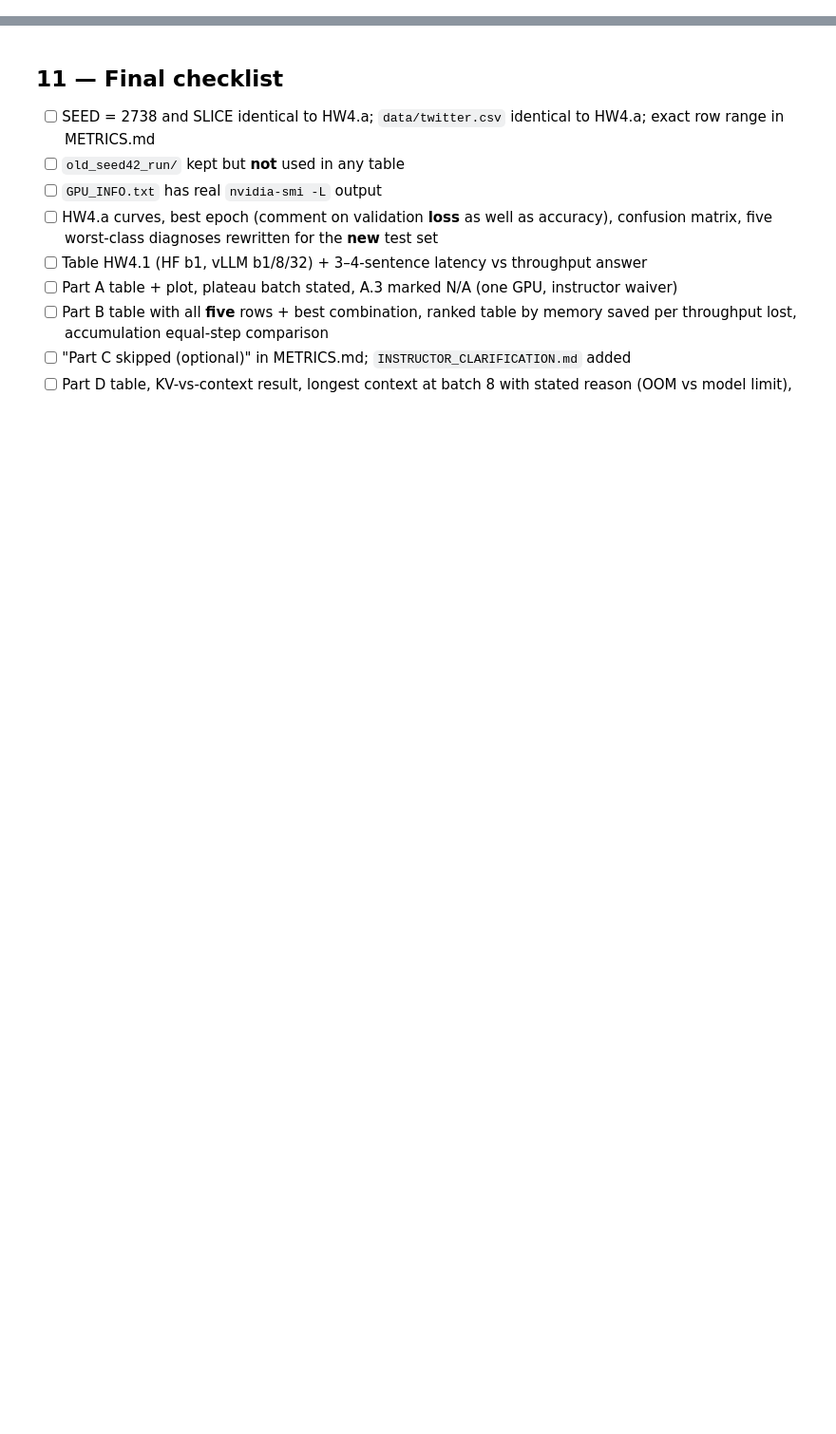
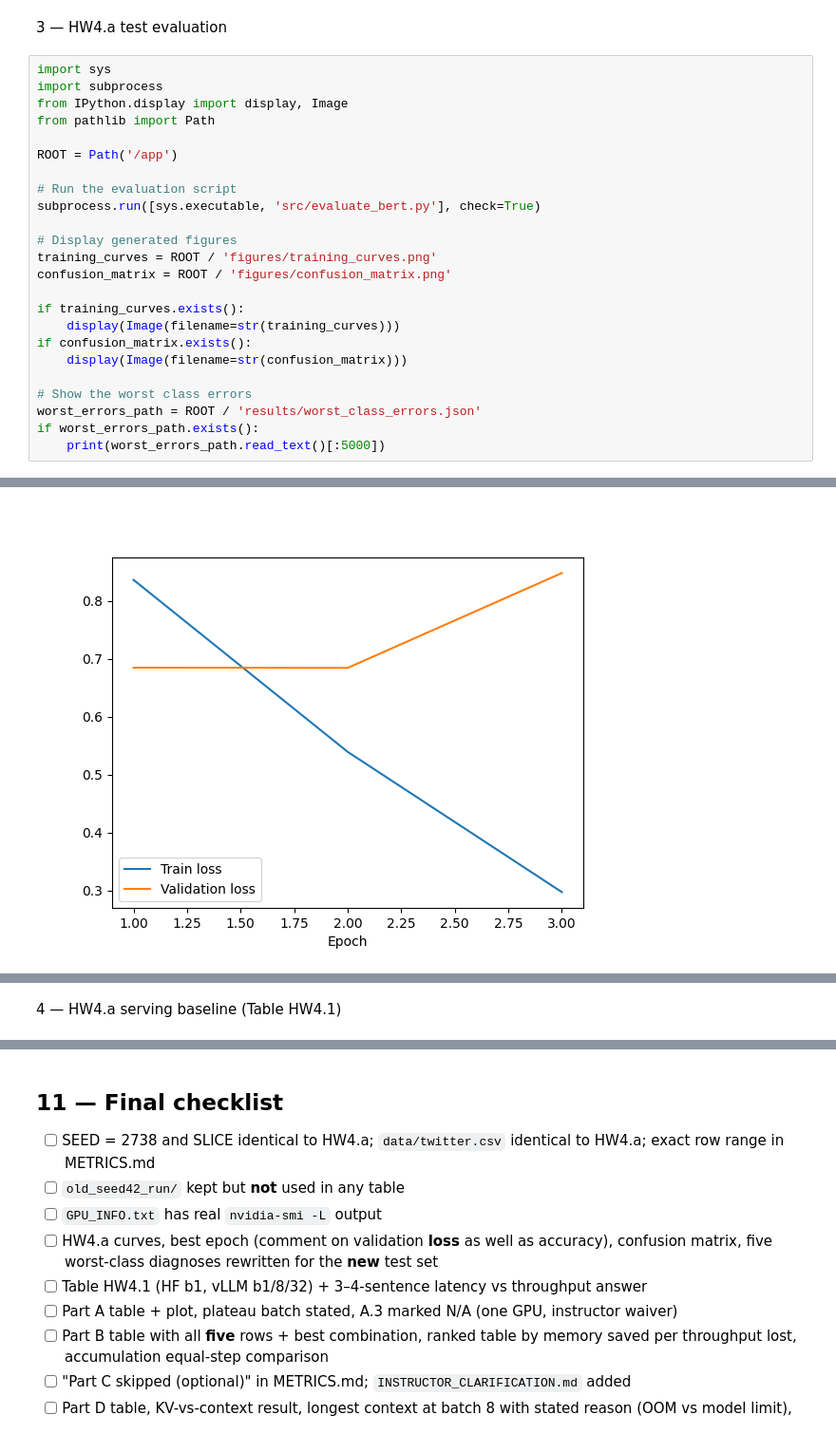
Before and after one commit to kavyaayyappan1998/DATA266---2738, a Jupyter notebook: GPU_Assignment2/gpu-assignment-ii/notebooks/GPU_Assignment_II_Main (1).ipynb, the cells around one changed output, grey strips where cells are left out. Shown at 95% size. Saved outputs shown, nothing was run; the diff lists cells and outputs as text; blank space fills up the shorter version.

```diff
--- a/GPU_Assignment2/gpu-assignment-ii/notebooks/GPU_Assignment_II_Main (1).ipynb
+++ b/GPU_Assignment2/gpu-assignment-ii/notebooks/GPU_Assignment_II_Main (1).ipynb
@@ -190,0 +476,27 @@ Separate causal LM (`serving_model` in the YAML). The vLLM runs use `VLLM_PY`; t
+# %% [markdown]
+3 — HW4.a test evaluation
+# %%
+import sys
+import subprocess
+from IPython.display import display, Image
+from pathlib import Path
+
+ROOT = Path('/app')
+
+# Run the evaluation script
+subprocess.run([sys.executable, 'src/evaluate_bert.py'], check=True)
+
+# Display generated figures
+training_curves = ROOT / 'figures/training_curves.png'
+confusion_matrix = ROOT / 'figures/confusion_matrix.png'
+
+if training_curves.exists():
+    display(Image(filename=str(training_curves)))
+if confusion_matrix.exists():
+    display(Image(filename=str(confusion_matrix)))
+
+# Show the worst class errors
+worst_errors_path = ROOT / 'results/worst_class_errors.json'
+if worst_errors_path.exists():
+    print(worst_errors_path.read_text()[:5000])
+# %% [output]
@@ -190,0 +520 @@ Separate causal LM (`serving_model` in the YAML). The vLLM runs use `VLLM_PY`; t
+[figure, added]
@@ -190,0 +539,2 @@ Separate causal LM (`serving_model` in the YAML). The vLLM runs use `VLLM_PY`; t
+# %% [markdown]
+4 — HW4.a serving baseline (Table HW4.1)
```
Also changed, not shown: parts of 50 cells of this notebook.
